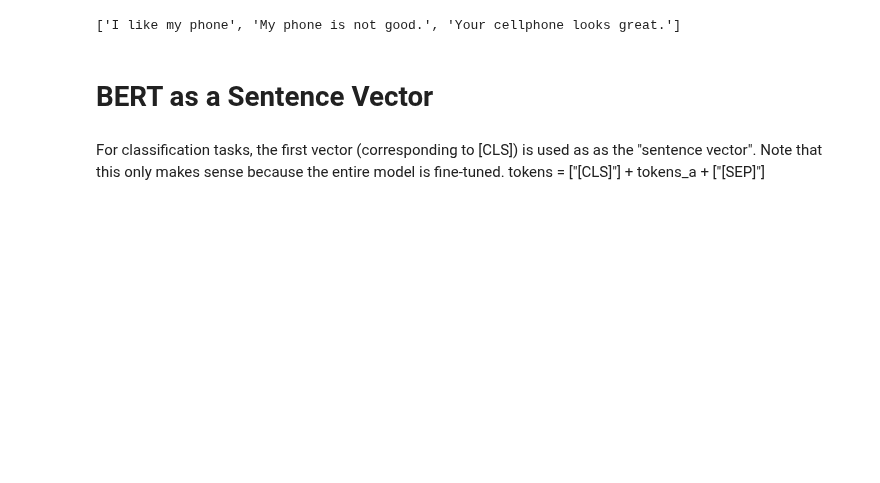
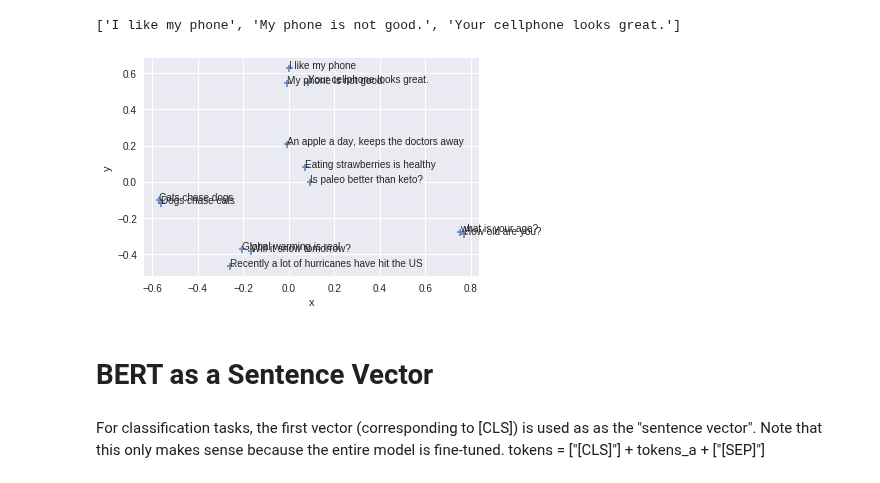
Before and after one commit to mohammedterry/NLP_for_ML, a Jupyter notebook: Sentence_Embeddings.ipynb, the cells around one changed output. Saved outputs shown, nothing was run; the diff lists cells and outputs as text; code cells hidden in the pictures; blank space fills up the shorter version.

```diff
--- a/Sentence_Embeddings.ipynb
+++ b/Sentence_Embeddings.ipynb
@@ -113,6 +142,10 @@ uni_vectors = universal_sentence(example_sentences)
 most_similar(universal_sentence(["i like my cell phone"]), uni_vectors)
 # %% [output]
 ['I like my phone', 'My phone is not good.', 'Your cellphone looks great.']
+# %%
+plot_sentences(example_sentences, uni_vectors)
+# %% [output]
+[figure, added]
 # %% [markdown]
 # BERT as a Sentence Vector
 # %% [markdown]
```
Also changed, not shown: parts of 56 cells of this notebook.
